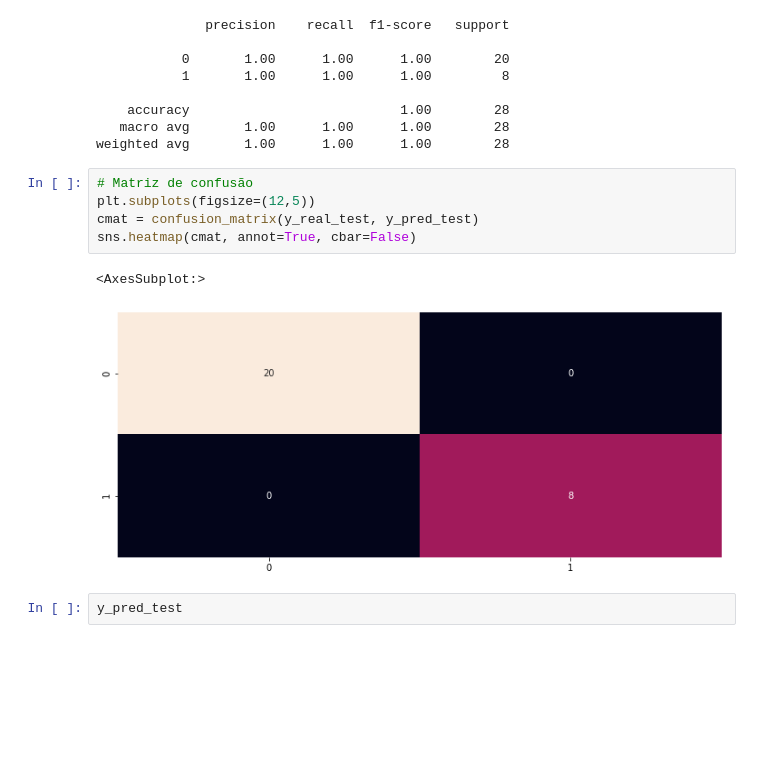
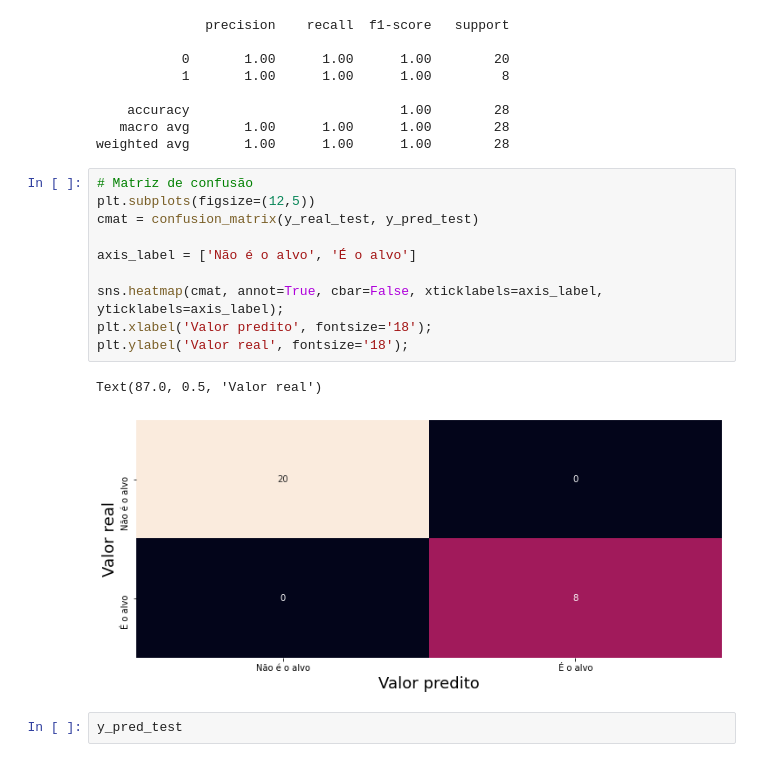
Before and after one commit to FelipeBotelho8/Verificacao-de-Locutor, a Jupyter notebook: treino_mel_cross_val.ipynb, the cells around one changed output. Drawn from its saved outputs; the diff is of its cells as text; blank space fills up the shorter version.

```diff
--- a/treino_mel_cross_val.ipynb
+++ b/treino_mel_cross_val.ipynb
@@ -335,11 +335,16 @@ weighted avg       1.00      1.00      1.00        28
 # %%
 # Matriz de confusão
 plt.subplots(figsize=(12,5))
 cmat = confusion_matrix(y_real_test, y_pred_test)
-sns.heatmap(cmat, annot=True, cbar=False)
+
+axis_label = ['Não é o alvo', 'É o alvo']
+
+sns.heatmap(cmat, annot=True, cbar=False, xticklabels=axis_label, yticklabels=axis_label);
+plt.xlabel('Valor predito', fontsize='18');
+plt.ylabel('Valor real', fontsize='18');
 # %% [output]
-<AxesSubplot:>
+Text(87.0, 0.5, 'Valor real')
-[figure, old version]
+[figure, new version]
 # %%
 y_pred_test
 # %% [output]
```
Also changed, not shown: parts of 8 cells of this notebook.
